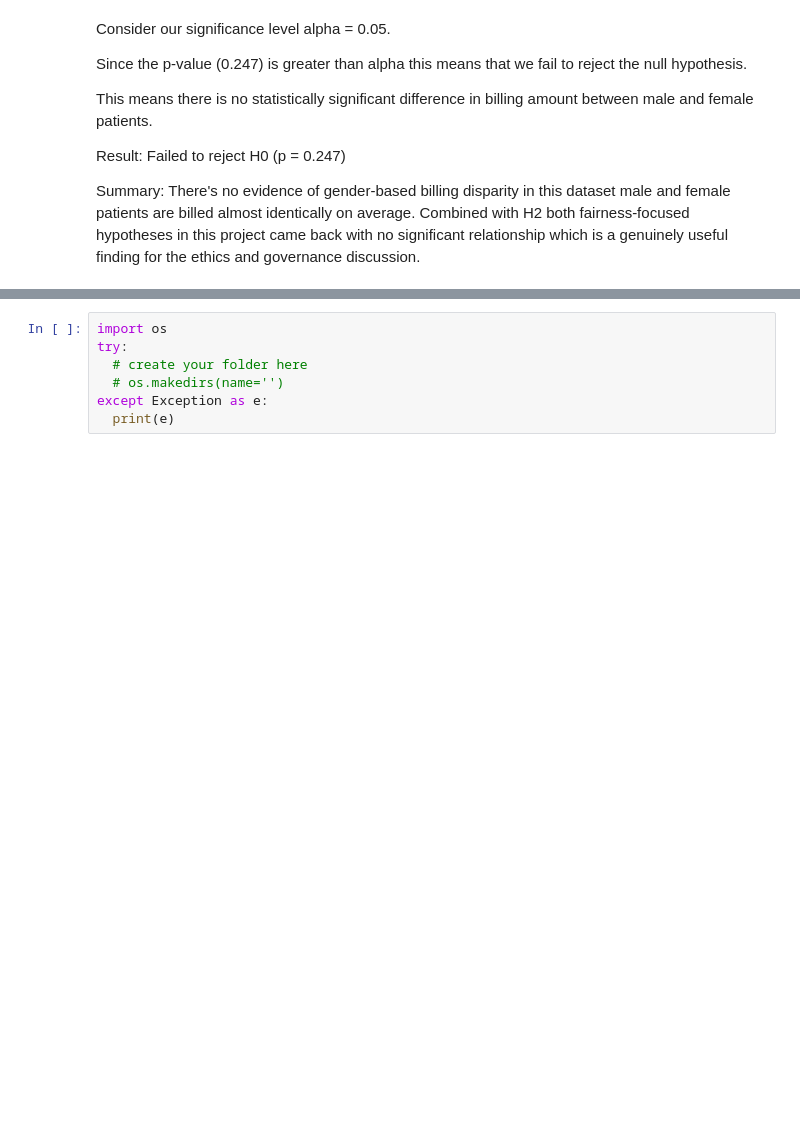
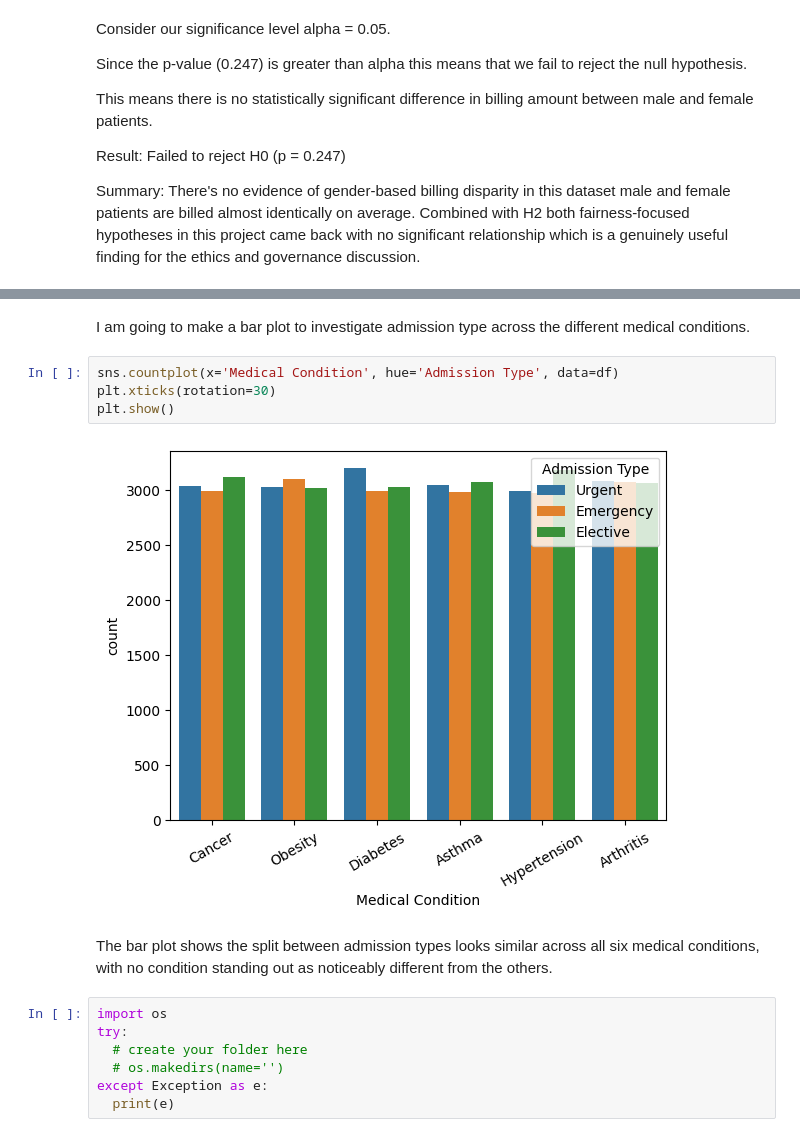
Before and after one commit to navmann99/Healthcare_Analysis, a Jupyter notebook: jupyter_notebooks/02-EDAHypothesisTesting.ipynb, the cells around one changed output, grey strips where cells are left out. Drawn from its saved outputs; the diff is of its cells as text; blank space fills up the shorter version.

```diff
--- a/jupyter_notebooks/02-EDAHypothesisTesting.ipynb
+++ b/jupyter_notebooks/02-EDAHypothesisTesting.ipynb
@@ -311,3 +325,13 @@ Summary: There's no evidence of gender-based billing disparity in this dataset m
+# %% [markdown]
+I am going to make a bar plot to investigate admission type across the different medical conditions.
+# %%
+sns.countplot(x='Medical Condition', hue='Admission Type', data=df)
+plt.xticks(rotation=30)
+plt.show()
+# %% [output]
+[figure, added]
+# %% [markdown]
+The bar plot shows the split between admission types looks similar across all six medical conditions, with no condition standing out as noticeably different from the others.
 # %%
 import os
 try:
```
Also changed, not shown: parts of 3 cells of this notebook.
